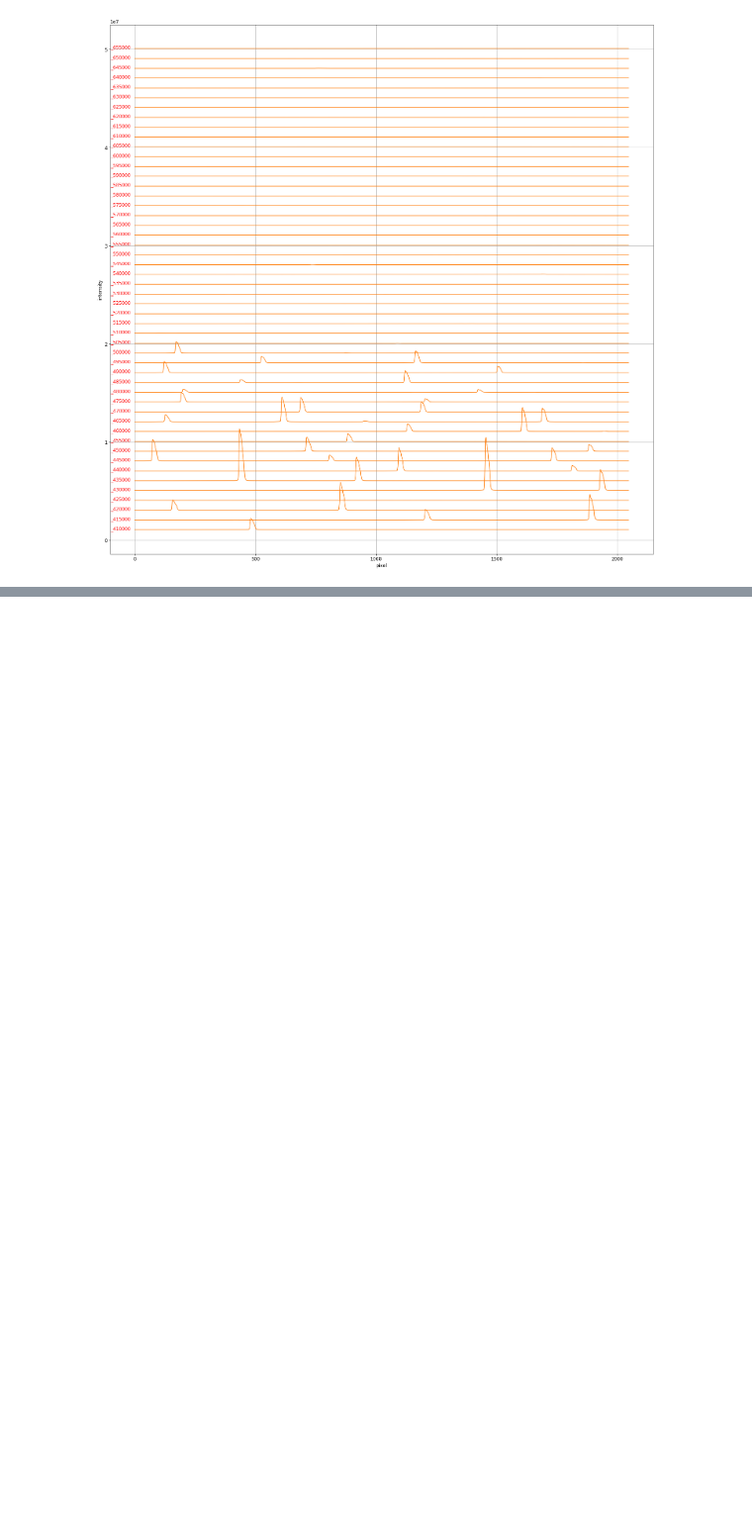
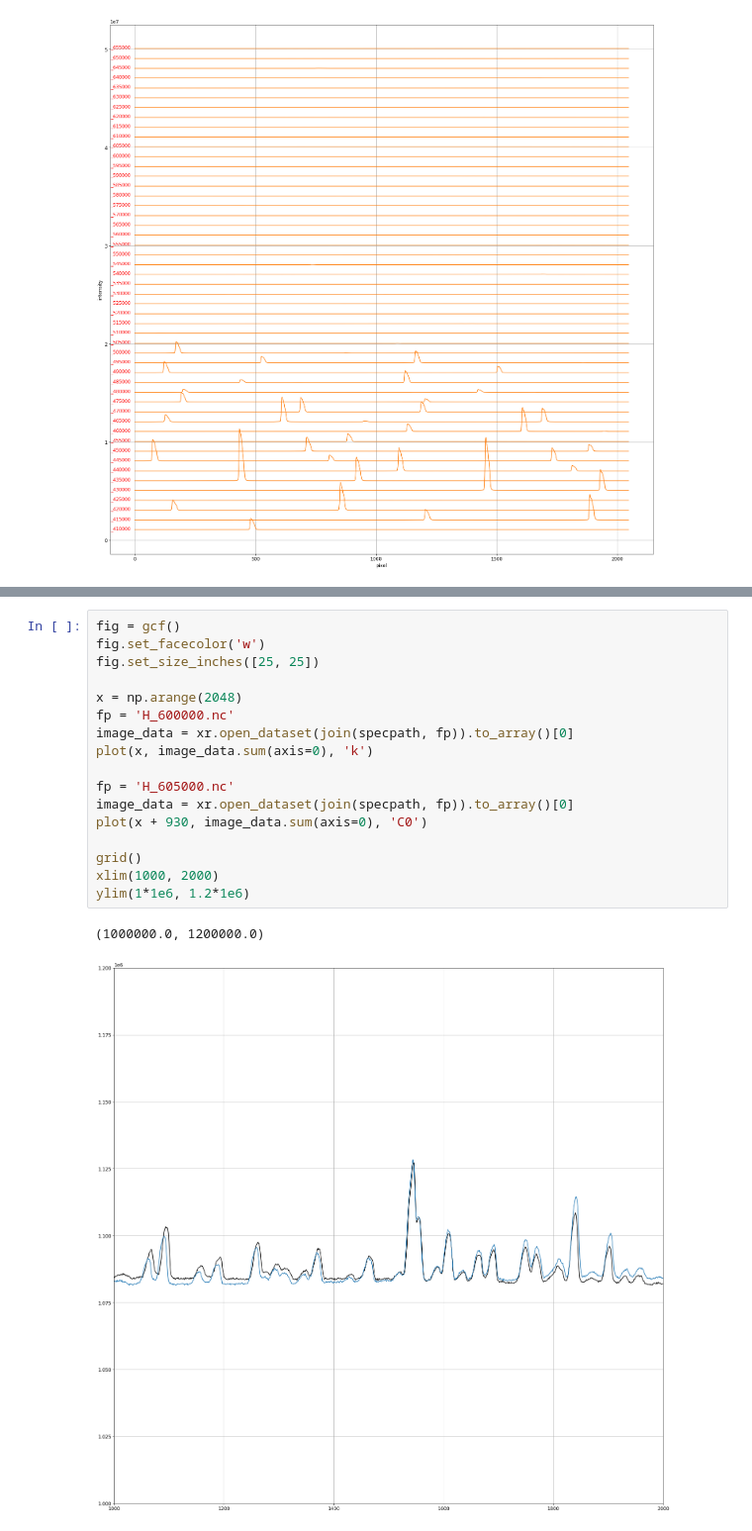
Before and after one commit to AtsushiNi/myLeprecon, a Jupyter notebook: niihama/re_re_calibrate_with_Neon_niihama.ipynb, the cells around one changed output, grey strips where cells are left out. Shown at 99% size. Drawn from its saved outputs; the diff is of its cells as text; blank space fills up the shorter version.

```diff
--- a/niihama/re_re_calibrate_with_Neon_niihama.ipynb
+++ b/niihama/re_re_calibrate_with_Neon_niihama.ipynb
@@ -56,0 +115,20 @@ grid()
+# %%
+fig = gcf()
+fig.set_facecolor('w')
+fig.set_size_inches([25, 25])
+
+x = np.arange(2048)
+fp = 'H_600000.nc'
+image_data = xr.open_dataset(join(specpath, fp)).to_array()[0]
+plot(x, image_data.sum(axis=0), 'k')
+
+fp = 'H_605000.nc'
+image_data = xr.open_dataset(join(specpath, fp)).to_array()[0]
+plot(x + 930, image_data.sum(axis=0), 'C0')
+
+grid()
+xlim(1000, 2000)
+ylim(1*1e6, 1.2*1e6)
+# %% [output]
+(1000000.0, 1200000.0)
+[figure, added]
```
Also changed, not shown: parts of 15 cells of this notebook, 1 other file.
